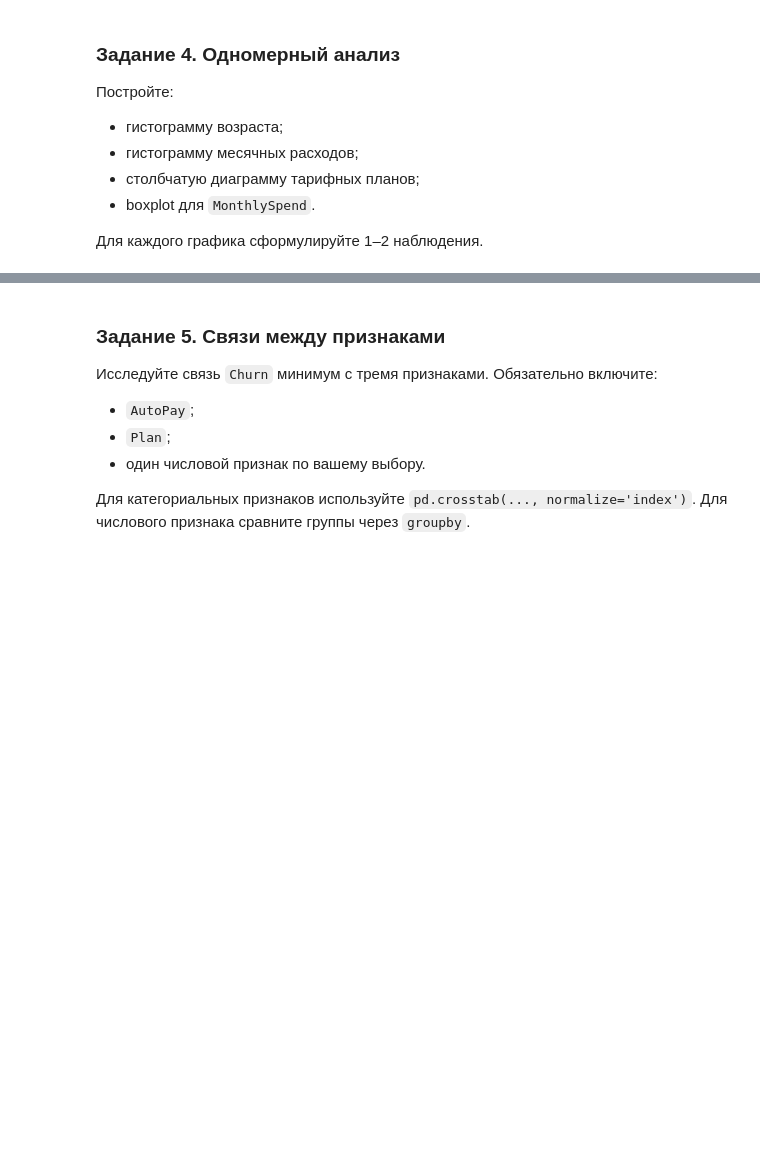
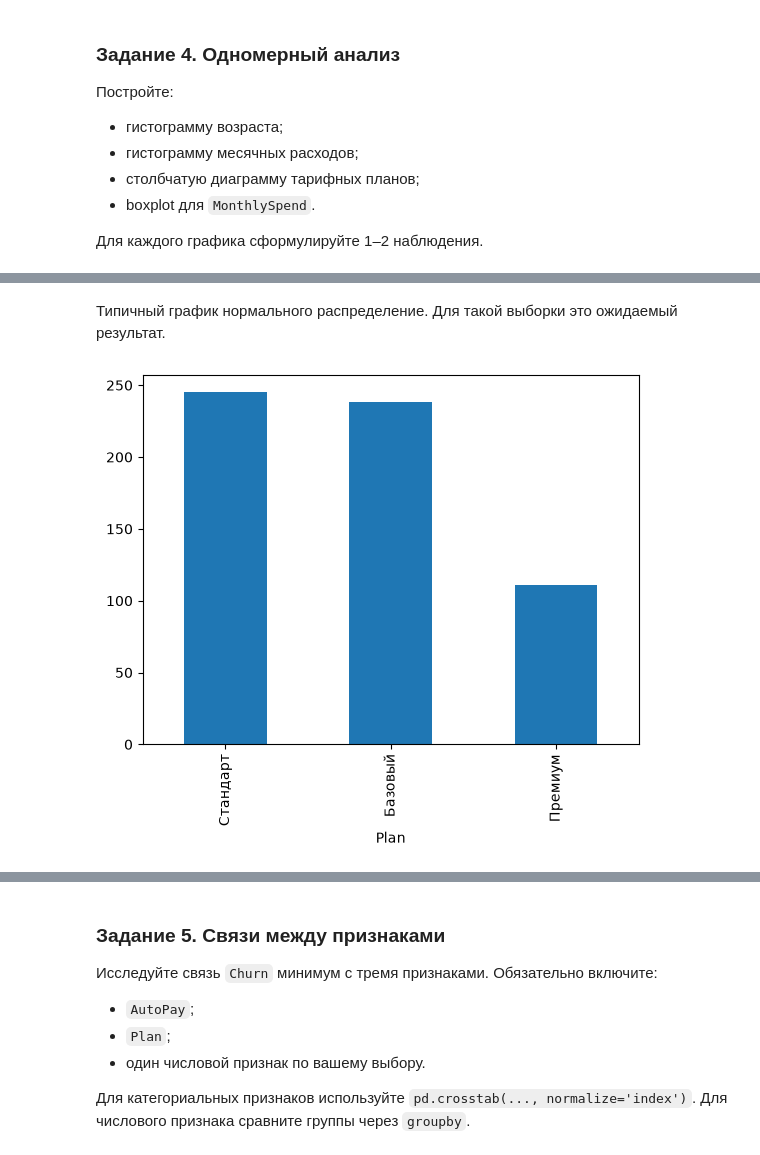
Before and after one commit to PurpleSwtr/asu-ai-environment, a Jupyter notebook: labs/lab1/lab1.ipynb, the cells around one changed output, grey strips where cells are left out. Saved outputs shown, nothing was run; the diff lists cells and outputs as text; code cells hidden in the pictures; blank space fills up the shorter version.

```diff
--- a/labs/lab1/lab1.ipynb
+++ b/labs/lab1/lab1.ipynb
@@ -319,0 +335,7 @@ Name: UsageHours, dtype: float64
+# %% [markdown]
+Типичный график нормального распределение. Для такой выборки это ожидаемый результат.
+# %%
+clean_df["Plan"].value_counts().plot(kind="bar")
+plt.show()
+# %% [output]
+[figure, added]
```
Also changed, not shown: parts of 4 cells of this notebook.
